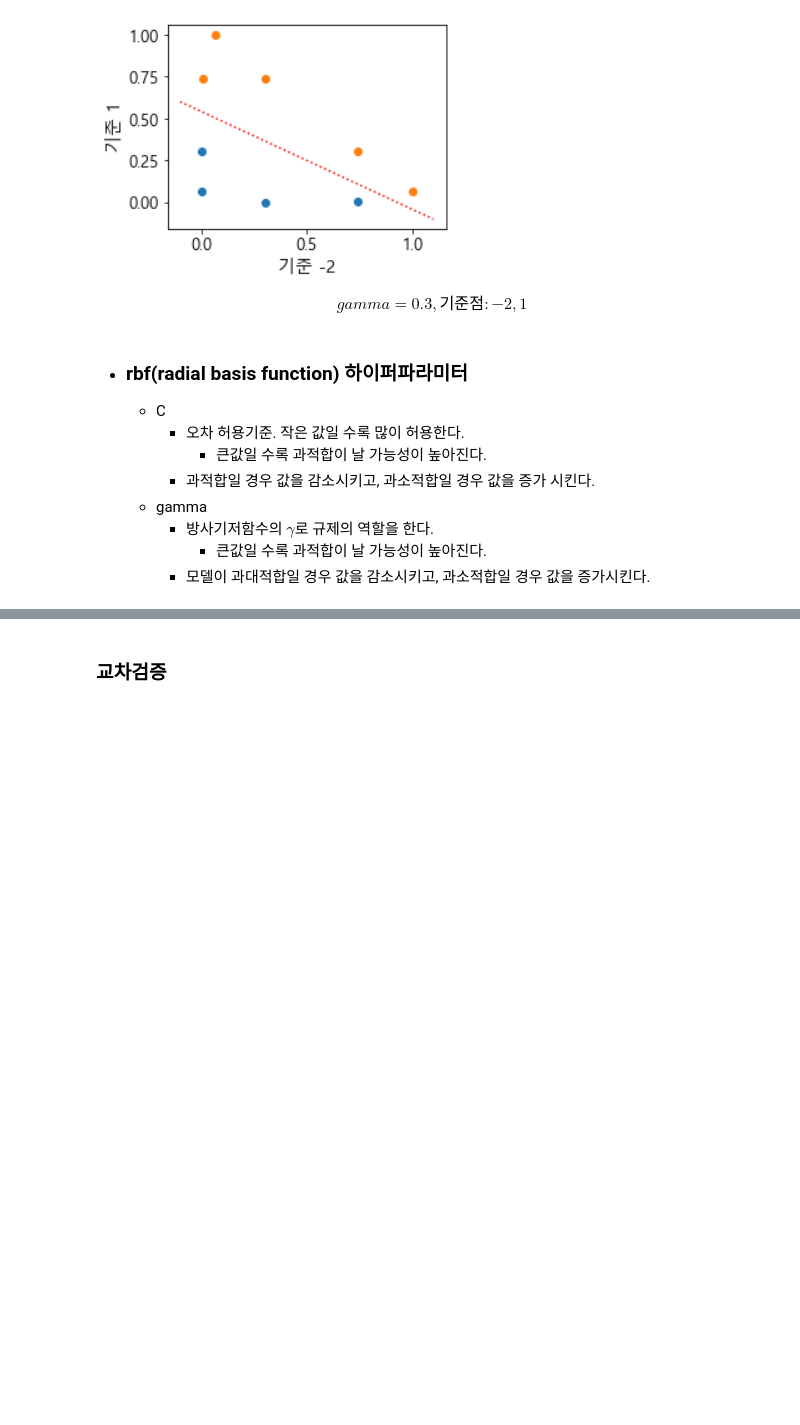
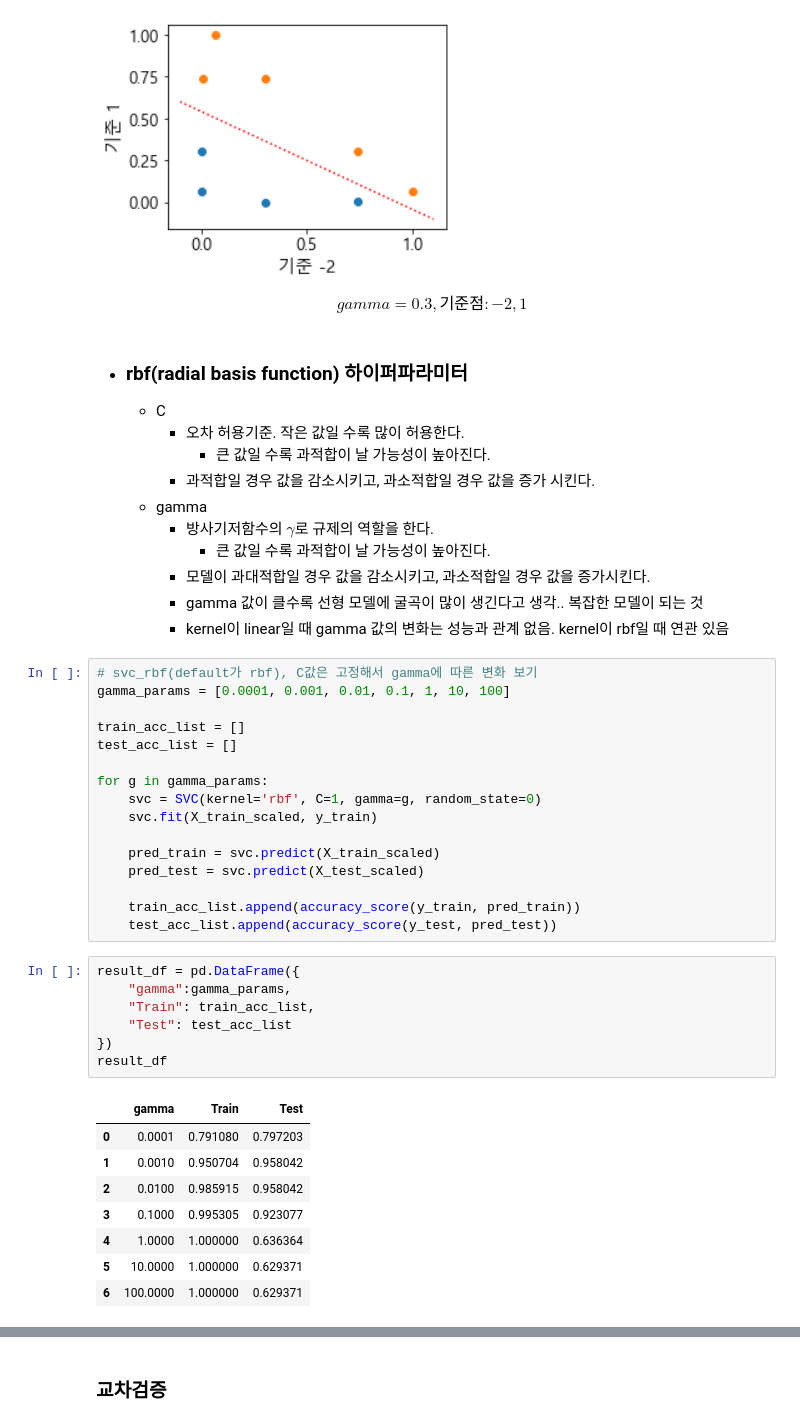
Before and after one commit to purple-cabbage0030/class_review, a Jupyter notebook: 11.MachineLearning/08_지도학습_SVM.ipynb, the cells around one changed output, grey strips where cells are left out. Cells and saved outputs as stored; diff of their text form; blank space fills up the shorter version.

```diff
--- a/11.MachineLearning/08_지도학습_SVM.ipynb
+++ b/11.MachineLearning/08_지도학습_SVM.ipynb
@@ -138,9 +149,43 @@ $$
 - ### rbf(radial basis function) 하이퍼파라미터
     - C
         - 오차 허용기준. 작은 값일 수록 많이 허용한다.
-            - 큰값일 수록 과적합이 날 가능성이 높아진다.
+            - 큰 값일 수록 과적합이 날 가능성이 높아진다.
         - 과적합일 경우 값을 감소시키고, 과소적합일 경우 값을 증가 시킨다.
     - gamma
         - 방사기저함수의 $\gamma$로 규제의 역할을 한다.
-            - 큰값일 수록 과적합이 날 가능성이 높아진다.
+            - 큰 값일 수록 과적합이 날 가능성이 높아진다.
         - 모델이 과대적합일 경우 값을 감소시키고, 과소적합일 경우 값을 증가시킨다.
+        - gamma 값이 클수록 선형 모델에 굴곡이 많이 생긴다고 생각.. 복잡한 모델이 되는 것
+        - kernel이 linear일 때 gamma 값의 변화는 성능과 관계 없음. kernel이 rbf일 때 연관 있음
+# %%
+# svc_rbf(default가 rbf), C값은 고정해서 gamma에 따른 변화 보기
+gamma_params = [0.0001, 0.001, 0.01, 0.1, 1, 10, 100]
+
+train_acc_list = []
+test_acc_list = []
+
+for g in gamma_params:
+    svc = SVC(kernel='rbf', C=1, gamma=g, random_state=0)
+    svc.fit(X_train_scaled, y_train)
+
+    pred_train = svc.predict(X_train_scaled)
+    pred_test = svc.predict(X_test_scaled)
+
+    train_acc_list.append(accuracy_score(y_train, pred_train))
+    test_acc_list.append(accuracy_score(y_test, pred_test))
+# %%
+result_df = pd.DataFrame({
+    "gamma":gamma_params,
+    "Train": train_acc_list,
+    "Test": test_acc_list
+})
+result_df
+# %% [output]
+|  | gamma | Train | Test |
+| 0 | 0.0001 | 0.791080 | 0.797203 |
+| 1 | 0.0010 | 0.950704 | 0.958042 |
+| 2 | 0.0100 | 0.985915 | 0.958042 |
+| 3 | 0.1000 | 0.995305 | 0.923077 |
+| 4 | 1.0000 | 1.000000 | 0.636364 |
+| 5 | 10.0000 | 1.000000 | 0.629371 |
+| 6 | 100.0000 | 1.000000 | 0.629371 |
```
Also changed, not shown: parts of 6 cells of this notebook.
